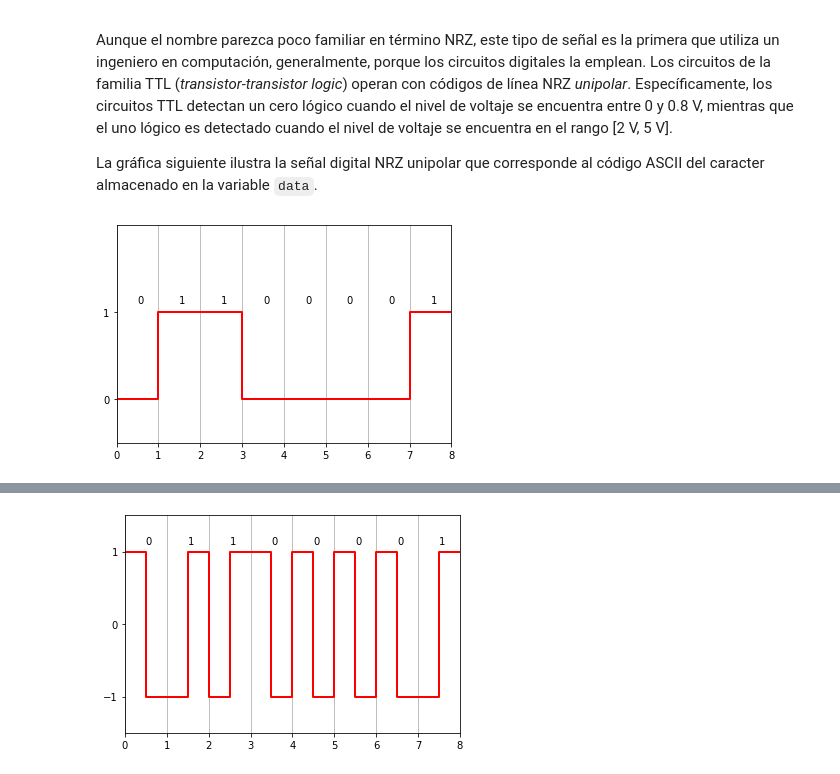
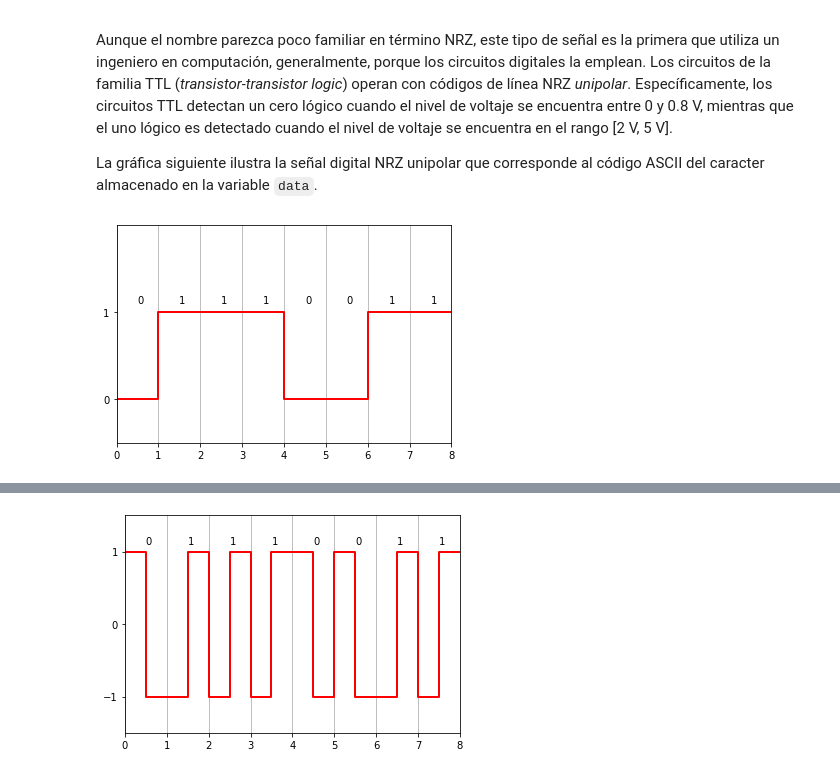
Before and after one commit to Ryuuba/modulation, a Jupyter notebook: transmission.ipynb, the cells around one changed output, grey strips where cells are left out. Cells and saved outputs as stored; diff of their text form; code cells hidden in the pictures.

```diff
--- a/transmission.ipynb
+++ b/transmission.ipynb
@@ -27,10 +27,10 @@ Aunque el nombre parezca poco familiar en término NRZ, este tipo de señal es l
 La gráfica siguiente ilustra la señal digital NRZ unipolar que corresponde al código ASCII del caracter almacenado en la variable `data`.
 # %%
 import digital_plot as dp
-data = 'a'
+data = 's'
 dp.plot_nrz_l(data)
 # %% [output]
-[figure, old version]
+[figure, new version]
 # %% [markdown]
 ### Codificación Manchester
 
@@ -50,7 +50,7 @@ La gráfica siguiente ilustra la señal Manchester que corresponde al código AS
 # %%
 dp.plot_manchester_IEEE(data)
 # %% [output]
-[figure, old version]
+[figure, new version]
 # %% [markdown]
 ### 4d-PAM5
 
```
Also changed, not shown: parts of 5 cells of this notebook, 2 other files.
